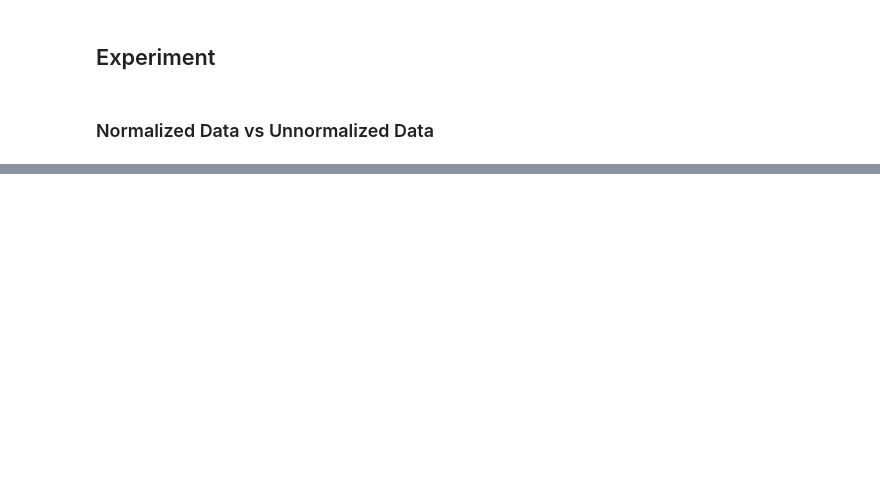
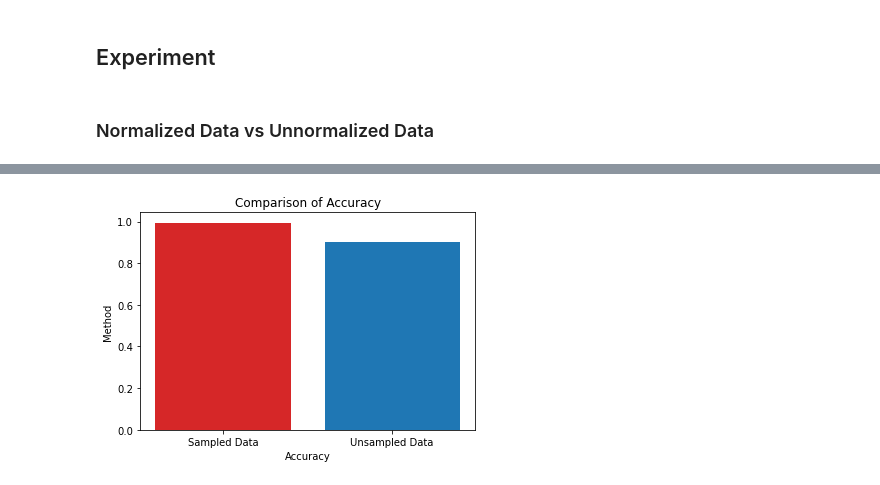
Before and after one commit to Itstor-Archive/UniversityStuff, a Jupyter notebook: semester-4/ML/notebook.ipynb, the cells around one changed output, grey strips where cells are left out. Saved outputs shown, nothing was run; the diff lists cells and outputs as text; code cells hidden in the pictures; blank space fills up the shorter version.

Commit message:
feat: sample experiment

```diff
--- a/semester-4/ML/notebook.ipynb
+++ b/semester-4/ML/notebook.ipynb
@@ -665,0 +670,17 @@ plt.show()
+# %%
+y_train_og = np_utils.to_categorical(y_train_og, 2)
+# %%
+model_unsampled = Sequential()
+
+model_unsampled.add(Dense(12, input_dim=12))
+model_unsampled.add(Activation('relu'))
+model_unsampled.add(Dropout(0.2))
+model_unsampled.add(Dense(128))
+model_unsampled.add(Activation('relu'))
+model_unsampled.add(Dropout(0.2))
+model_unsampled.add(Dense(2))
+model_unsampled.add(Activation('softmax'))
+
+model_unsampled.compile(loss='categorical_crossentropy', optimizer='sgd', metrics=['accuracy'])
+# %%
+model_unsampled.fit(X_train_og, y_train_og, epochs=100, batch_size=8, validation_data=(X_test, y_test), verbose=1, callbacks=[earlystop])
@@ -665,0 +706,14 @@ plt.show()
+# %%
+score_unsampled = model_unnormal.evaluate(X_test, y_test, verbose=0)
+# %%
+left = [1, 2]
+height = [score[1], score_unsampled[1]]
+tick_label = ['Sampled Data', 'Unsampled Data']
+plt.bar(left, height, tick_label = tick_label,
+        width = 0.8, color = ['tab:red', 'tab:blue'])
+plt.xlabel('Accuracy')
+plt.ylabel('Method')
+plt.title('Comparison of Accuracy')
+plt.show()
+# %% [output]
+[figure, added]
```
Also changed, not shown: parts of 11 cells of this notebook.
